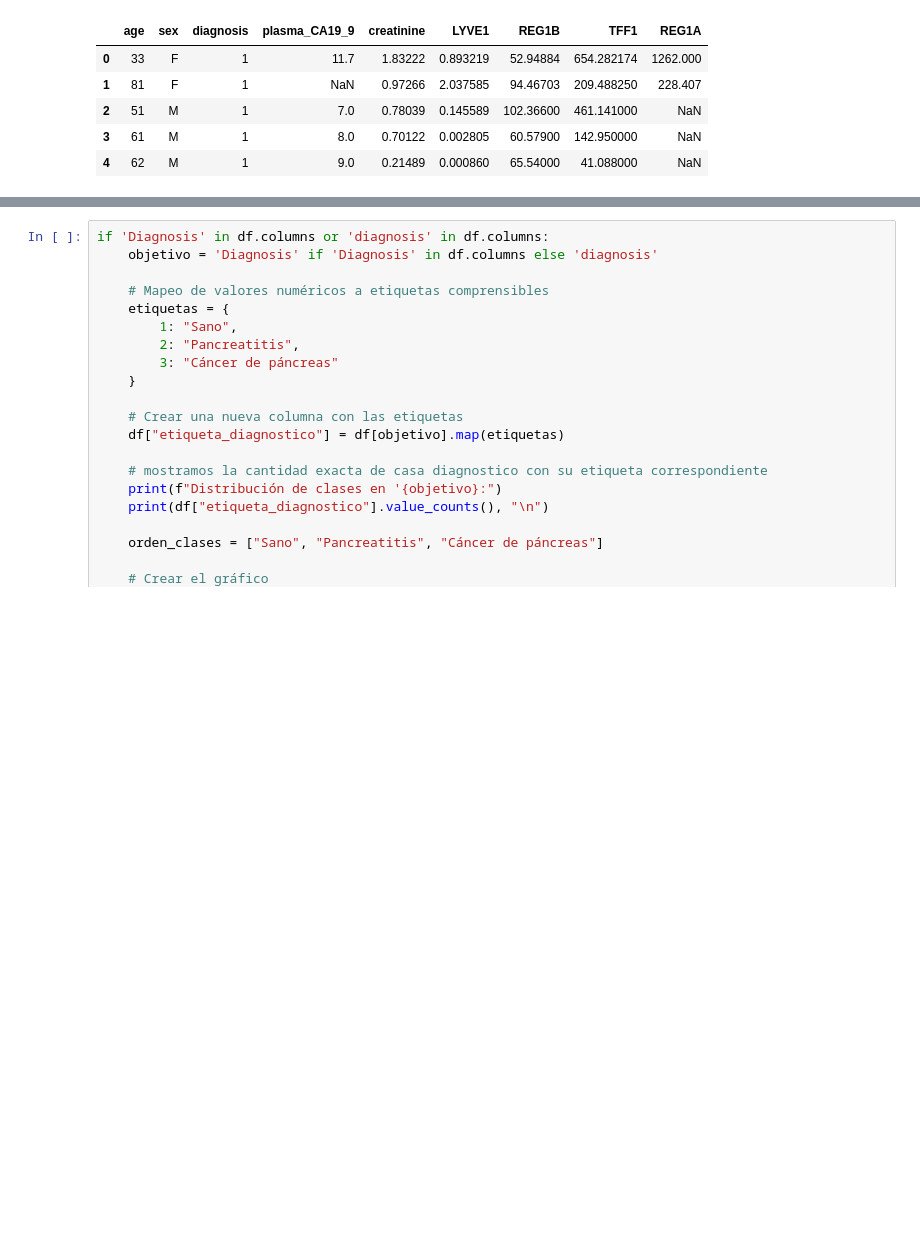
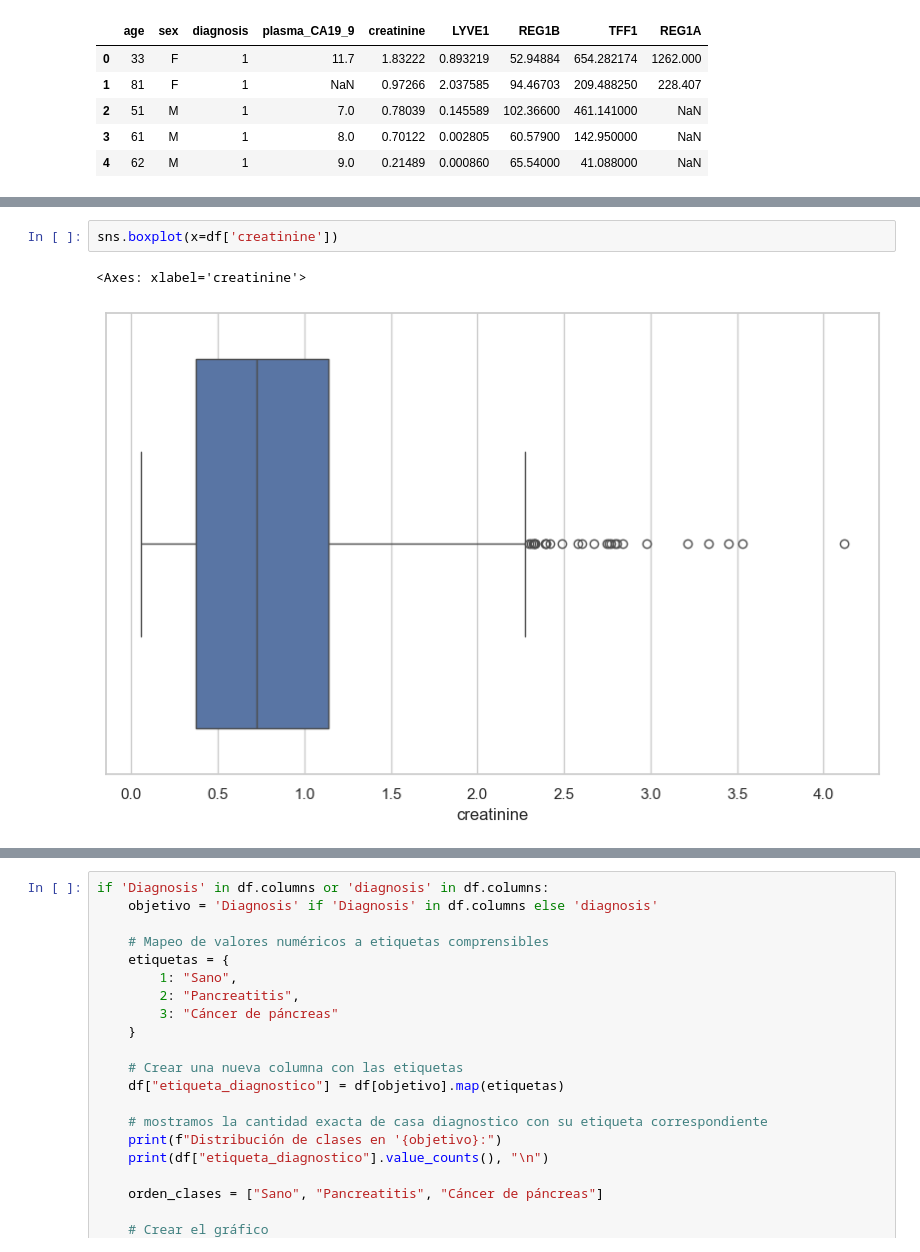
Before and after one commit to Pepe08tn/Proyecto-PIA-2025, a Jupyter notebook: notebooks/note.ipynb, the cells around one changed output, grey strips where cells are left out. Cells and saved outputs as stored; diff of their text form; blank space fills up the shorter version.

```diff
--- a/notebooks/note.ipynb
+++ b/notebooks/note.ipynb
@@ -121,0 +174,5 @@ df.head()
+# %%
+sns.boxplot(x=df['creatinine'])
+# %% [output]
+<Axes: xlabel='creatinine'>
+[figure, added]
```
Also changed, not shown: parts of 11 cells of this notebook.
